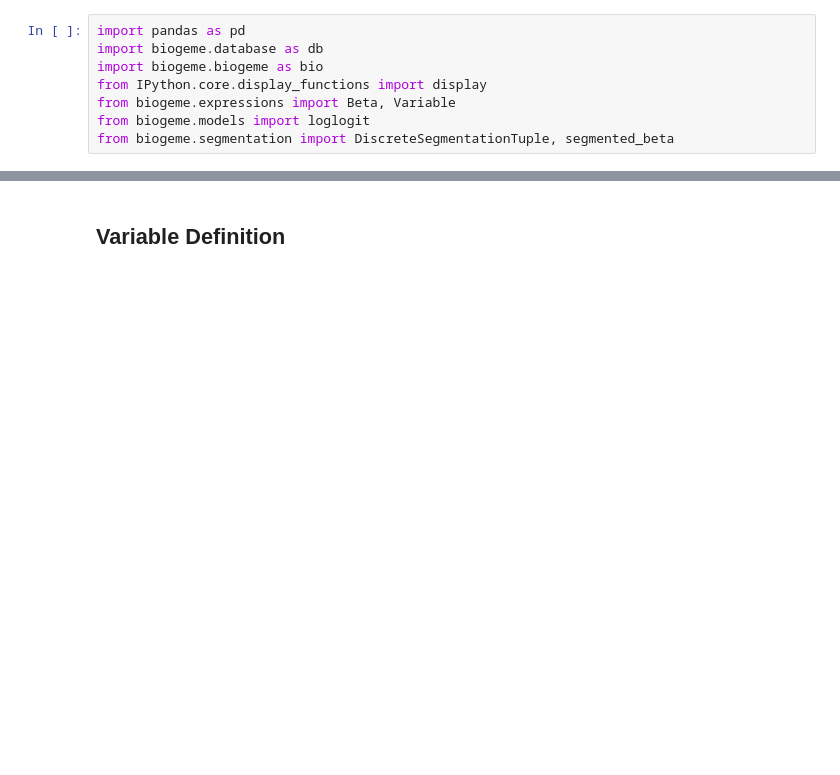
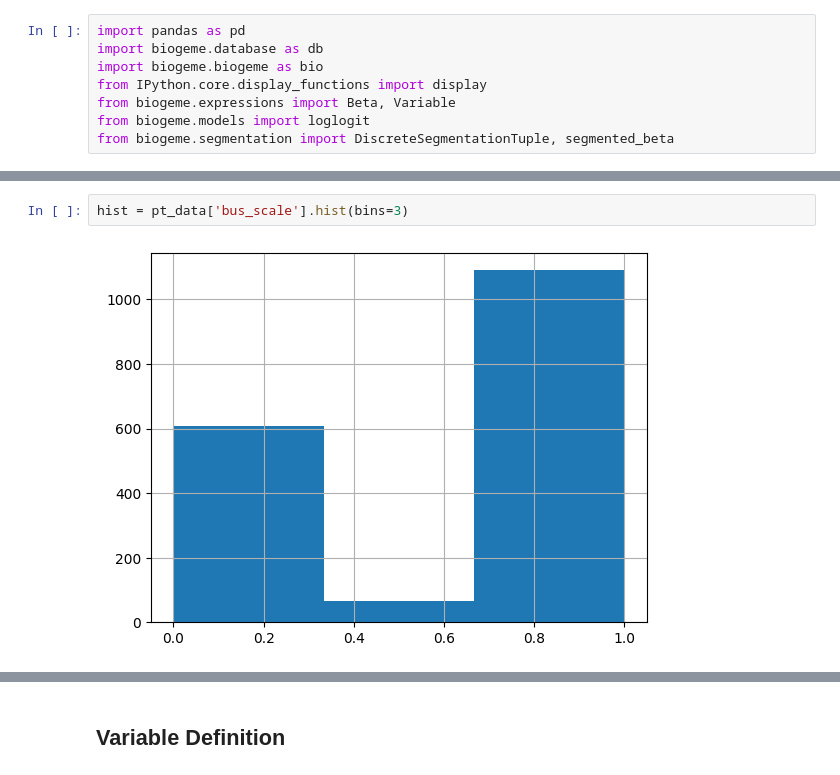
Before and after one commit to jayati-17/Discrete_choice_modelling, a Jupyter notebook: nb.ipynb, the cells around one changed output, grey strips where cells are left out. Saved outputs shown, nothing was run; the diff lists cells and outputs as text; blank space fills up the shorter version.

```diff
--- a/nb.ipynb
+++ b/nb.ipynb
@@ -23,0 +60,4 @@ data.describe()
+# %%
+hist = pt_data['bus_scale'].hist(bins=3)
+# %% [output]
+[figure, added]
```
Also changed, not shown: parts of 22 cells of this notebook.
